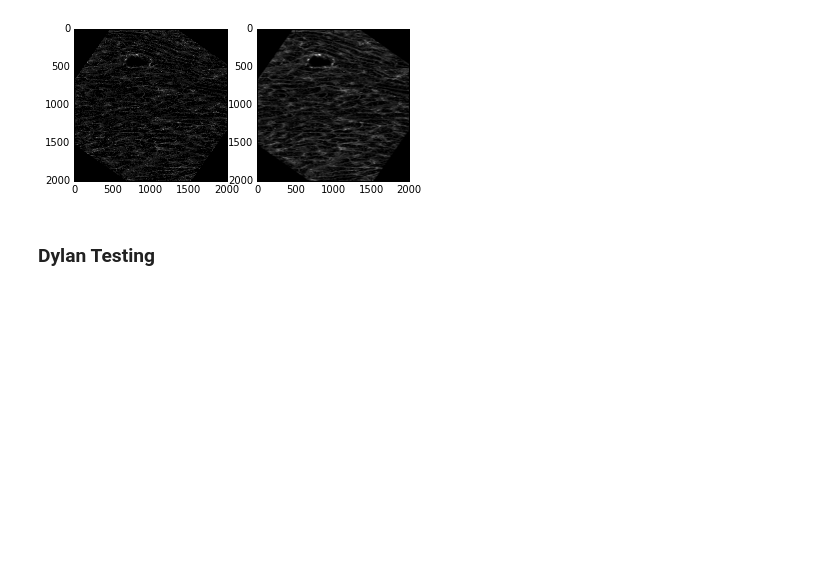
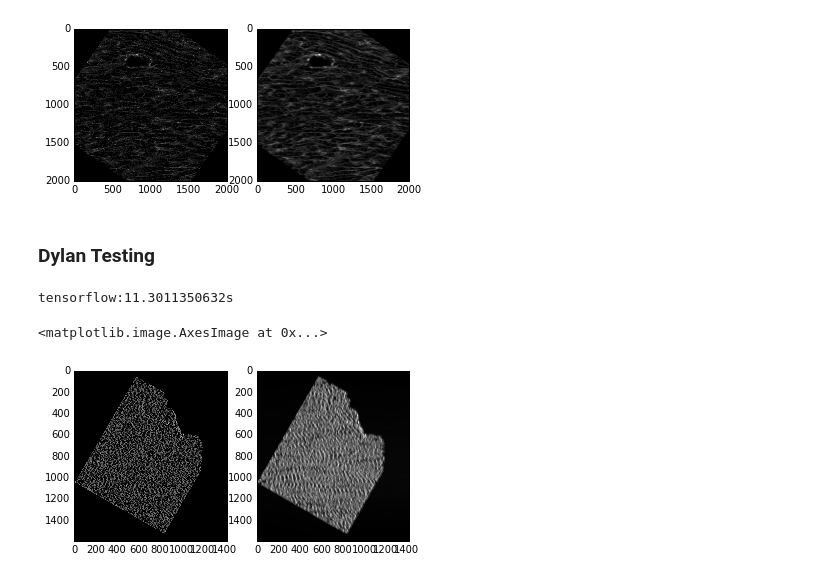
Before and after one commit to huskeypm/gpu_detect, a Jupyter notebook: gpu/tissuetests.ipynb, the cells around one changed output. Drawn from its saved outputs; the diff is of its cells as text; code cells hidden in the pictures; blank space fills up the shorter version.

```diff
--- a/gpu/tissuetests.ipynb
+++ b/gpu/tissuetests.ipynb
@@ -65,7 +65,24 @@ ax2.imshow(corr,cmap="gray")
 ### Dylan Testing
 # %%
 if 1:
-    testImage = tmf.LoadImage(imgName="/home/AD/dfco222/scratchKafka/gpu_detect/testingNotchFiltering.png",maxDim = 1000)
+    import sys
+    sys.path.append("/home/AD/dfco222/scratchKafka/gpu_detect/")
+    import util
+    testImage = util.ReadImg("/home/AD/dfco222/scratchKafka/gpu_detect/testingNotchFilter.png",renorm=False,cvtColor=True)
     dFilter = cv2.imread("../myoimages/WTFilter.png")
-    dFilter = cv2.cvtColor(dFilter, cv2.COLOR_BGR2GRAY)
+    dFilter = np.asarray(cv2.cvtColor(dFilter, cv2.COLOR_BGR2GRAY),dtype=float)
     dFilter /= np.float(np.max(dFilter))
+
+    filterHold = np.zeros((26,26))
+    filterHold[:,3:-3] = dFilter
+
+    corr = tmf.MF(testImage,filterHold,useGPU=True)
+# %% [output]
+tensorflow:11.3011350632s
+# %%
+fig, (ax1, ax2) = plt.subplots(1,2)
+ax1.imshow(testImage,cmap="gray")
+ax2.imshow(corr,cmap="gray")
+# %% [output]
+<matplotlib.image.AxesImage at 0x...>
+[figure, added]
```
Also changed, not shown: 1 other file.
